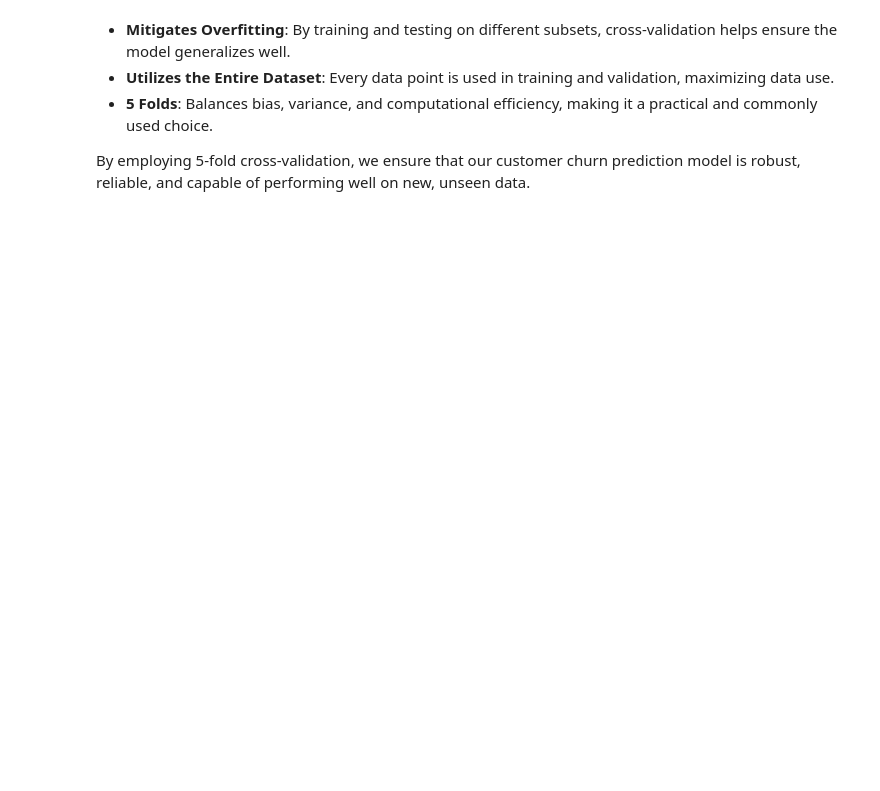
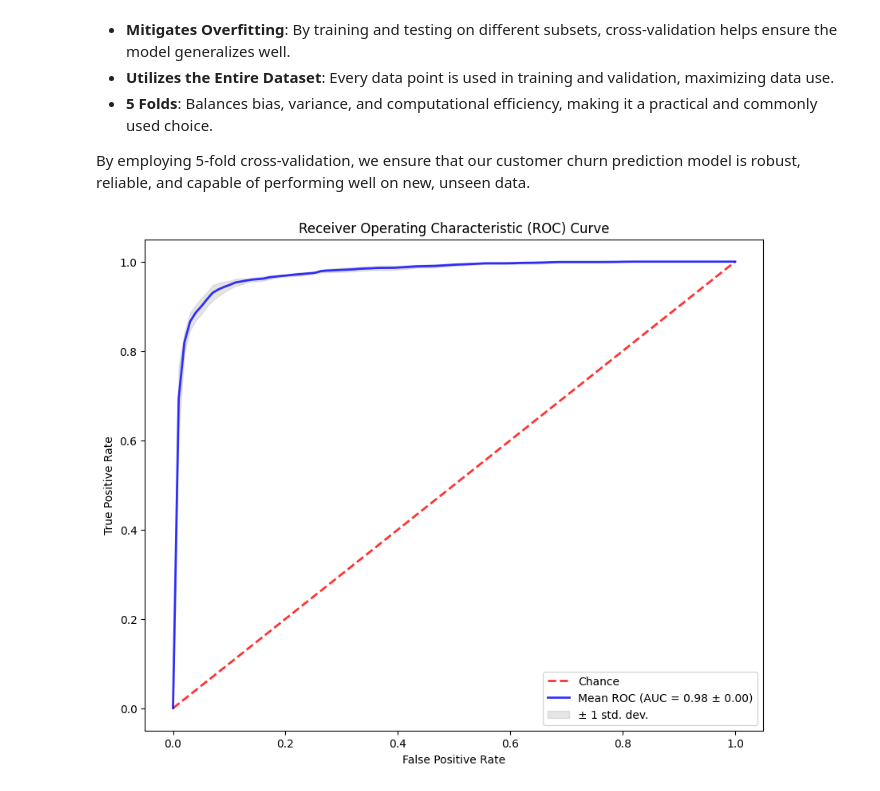
Before and after one commit to elishastanley/Churn-Prediction-Enhancing-Retention-with-Machine-Learning, a Jupyter notebook: Notebooks/main.ipynb, the cells around one changed output. Saved outputs shown, nothing was run; the diff lists cells and outputs as text; code cells hidden in the pictures; blank space fills up the shorter version.

```diff
--- a/Notebooks/main.ipynb
+++ b/Notebooks/main.ipynb
@@ -927,3 +955,29 @@ plt.show()
 - **5 Folds**: Balances bias, variance, and computational efficiency, making it a practical and commonly used choice.
 
 By employing 5-fold cross-validation, we ensure that our customer churn prediction model is robust, reliable, and capable of performing well on new, unseen data.
+# %%
+# Plotting the ROC Curve
+plt.figure(figsize=(10, 8))
+plt.plot([0, 1], [0, 1], linestyle='--', lw=2,
+         color='r', label='Chance', alpha=.8)
+
+mean_tpr = np.mean(tprs, axis=0)
+mean_tpr[-1] = 1.0
+mean_auc = np.mean(aucs)
+std_auc = np.std(aucs)
+plt.plot(mean_fpr, mean_tpr, color='b', label=r'Mean ROC (AUC = %0.2f ± %0.2f)' %
+         (mean_auc, std_auc), lw=2, alpha=.8)
+
+std_tpr = np.std(tprs, axis=0)
+tprs_upper = np.minimum(mean_tpr + std_tpr, 1)
+tprs_lower = np.maximum(mean_tpr - std_tpr, 0)
+plt.fill_between(mean_fpr, tprs_lower, tprs_upper,
+                 color='grey', alpha=.2, label=r'± 1 std. dev.')
+
+plt.xlabel('False Positive Rate')
+plt.ylabel('True Positive Rate')
+plt.title('Receiver Operating Characteristic (ROC) Curve')
+plt.legend(loc='lower right')
+plt.show()
+# %% [output]
+[figure, added]
```
Also changed, not shown: parts of 10 cells of this notebook, 1 other file.
